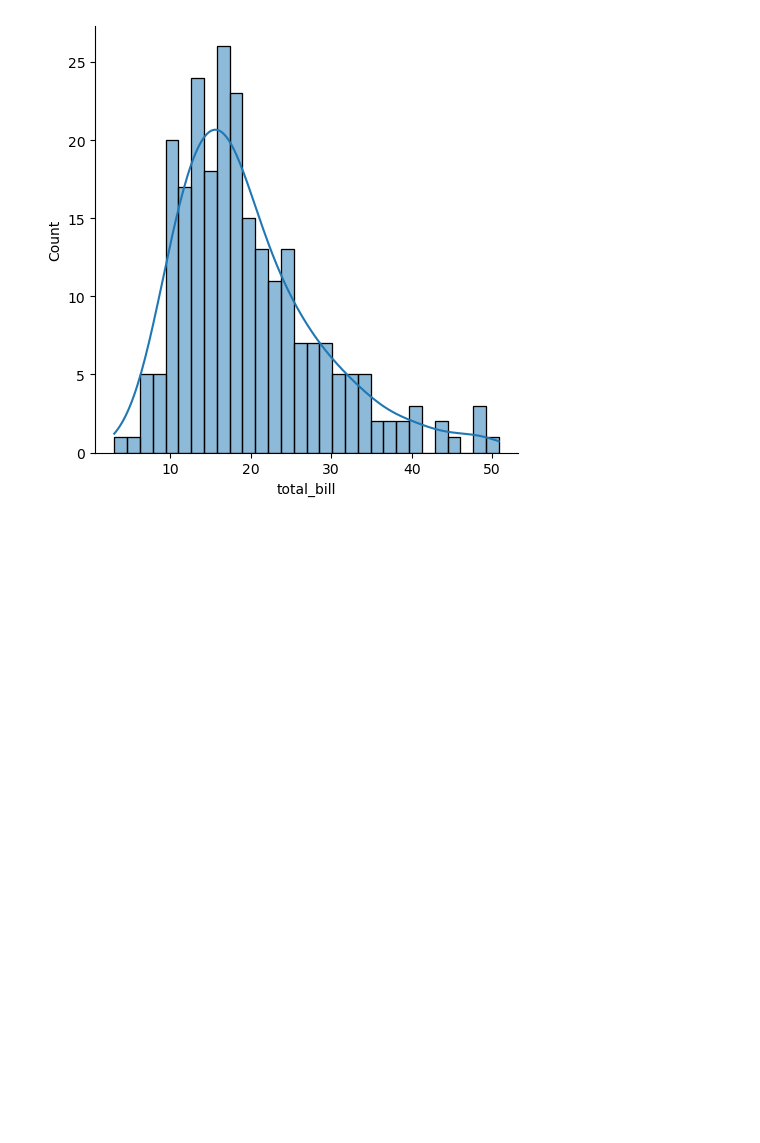
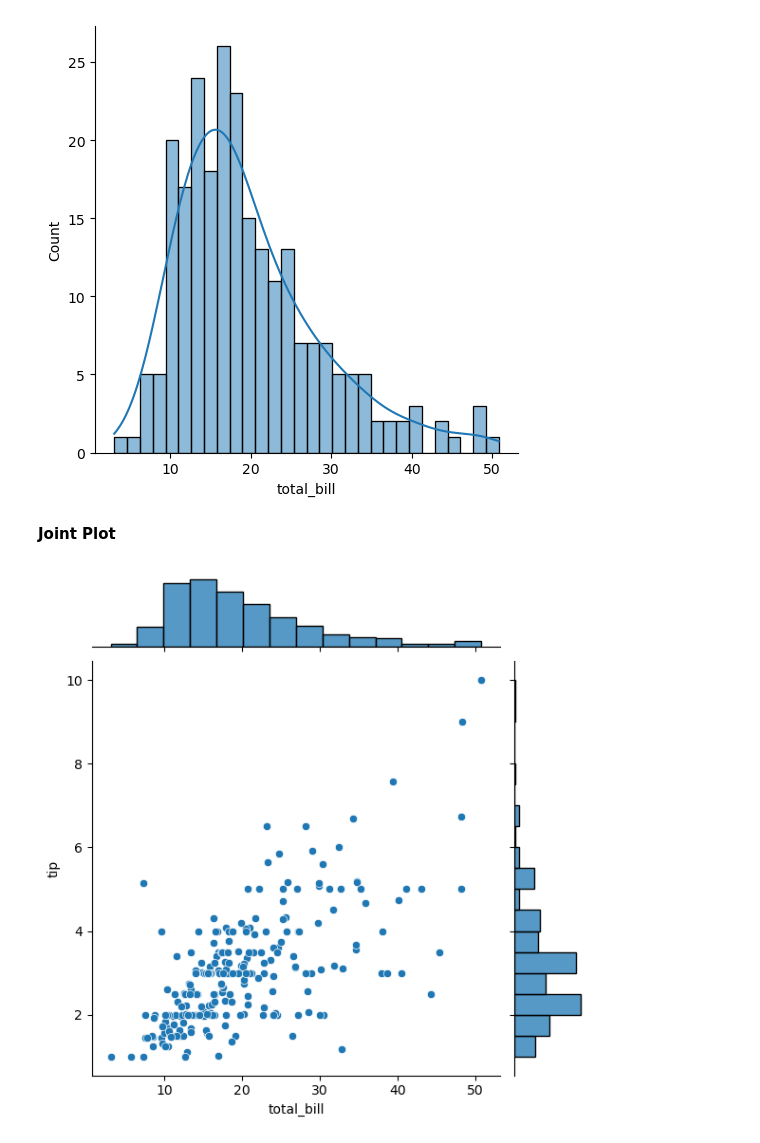
Before and after one commit to Arbaz1506/Data-Visualisation, a Jupyter notebook: DistributionPlot.ipynb, the cells around one changed output. Cells and saved outputs as stored; diff of their text form; code cells hidden in the pictures; blank space fills up the shorter version.

```diff
--- a/DistributionPlot.ipynb
+++ b/DistributionPlot.ipynb
@@ -101,3 +101,22 @@ sns.displot(df['total_bill'], bins=30, kde=True)
 # %% [output]
 <seaborn.axisgrid.FacetGrid at 0x...>
 [figure]
+# %% [markdown]
+**Joint Plot**
+# %%
+import seaborn as sns
+import matplotlib.pyplot as plt
+
+# Create a joint plot to visualize the relationship between
+# total bill amount and tip amount.
+
+sns.jointplot(
+    x='total_bill',
+    y='tip',
+    data=df,
+    kind='scatter'
+)
+
+plt.show()
+# %% [output]
+[figure, added]
```
Also changed, not shown: parts of 4 cells of this notebook, 1 other file.
